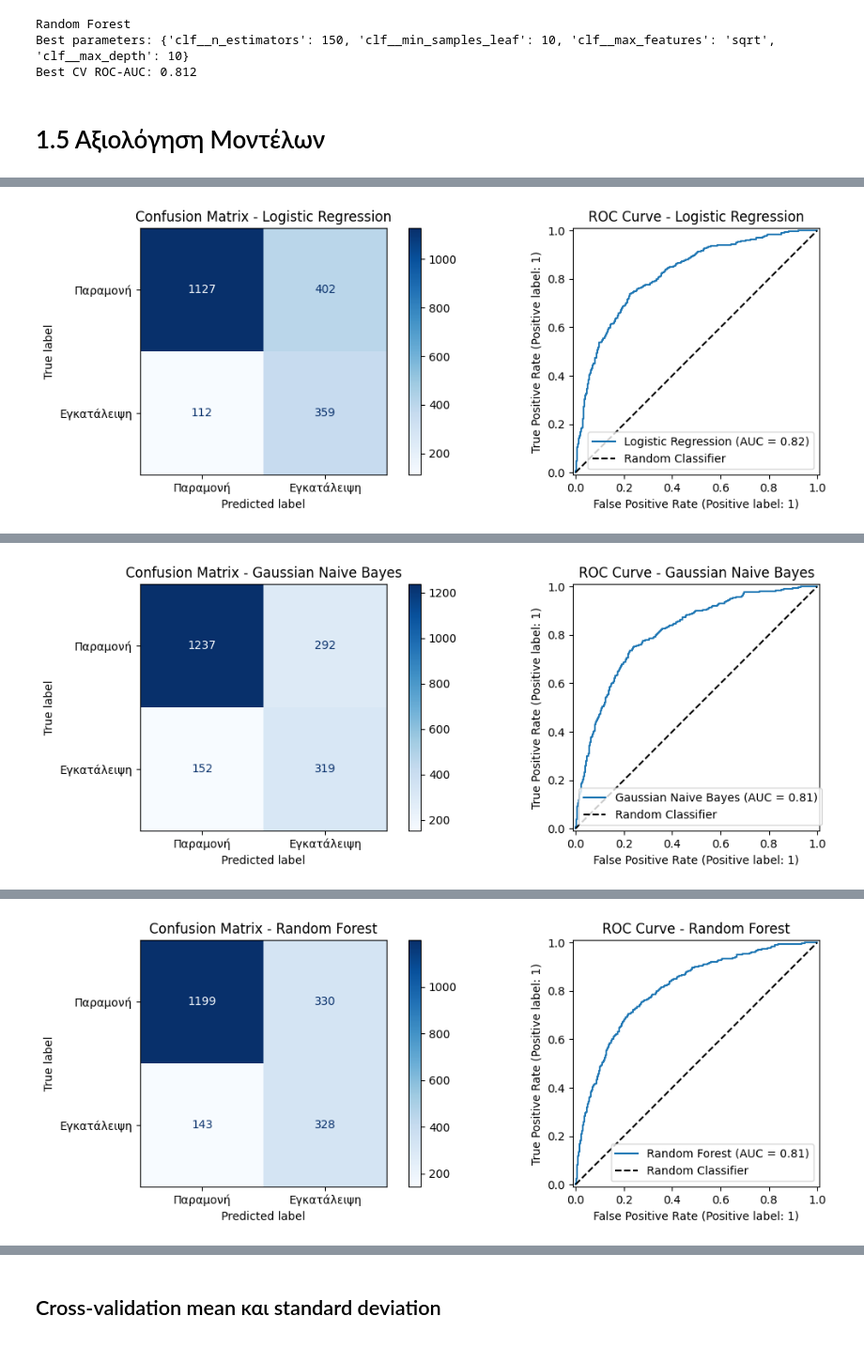
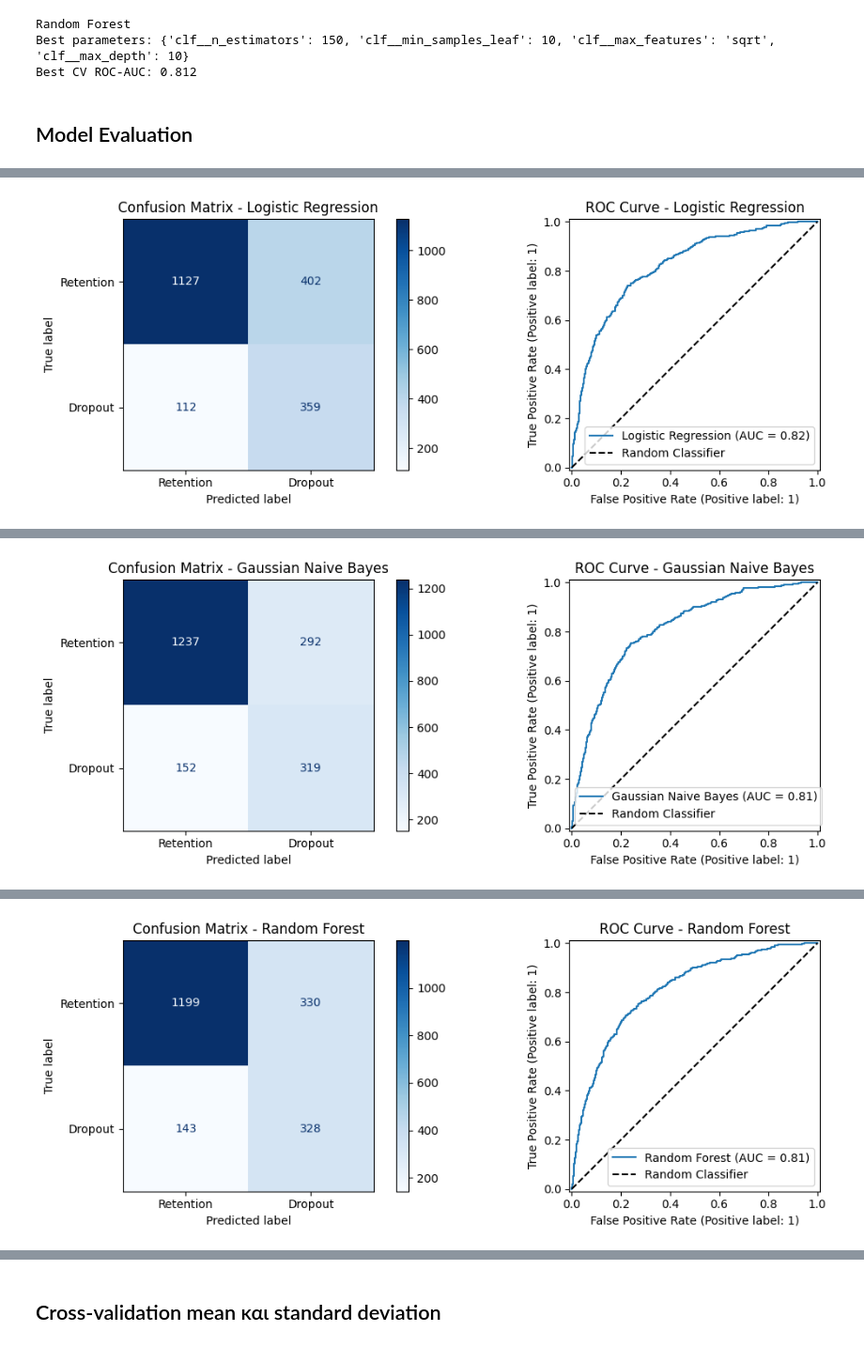
Before and after one commit to georlia/Python-Projects, a Jupyter notebook: Student-Dropout-Analysis/notebooks/Student_Dropout_Analysis.ipynb, the cells around one changed output, grey strips where cells are left out. Shown at 94% size. Drawn from its saved outputs; the diff is of its cells as text; code cells hidden in the pictures.

```diff
--- a/Student-Dropout-Analysis/notebooks/Student_Dropout_Analysis.ipynb
+++ b/Student-Dropout-Analysis/notebooks/Student_Dropout_Analysis.ipynb
@@ -154,15 +154,15 @@ axes = axes.ravel()
 
 for i, feature in enumerate(key_features):
     for cls, color, label in [
-        (0, "steelblue", "Παραμονή"),
-        (1, "tomato", "Εγκατάλειψη")
+        (0, "steelblue", "Retention"),
+        (1, "tomato", "Dropout")
     ]:
         values = df.loc[df["Dropout"] == cls, feature].dropna()
         axes[i].hist(values, bins=30, alpha=0.6, color=color, label=label)
 
     axes[i].set_title(feature)
-    axes[i].set_xlabel("Τιμή")
-    axes[i].set_ylabel("Συχνότητα")
+    axes[i].set_xlabel("Value")
+    axes[i].set_ylabel("Frequency")
     axes[i].legend()
 
 axes[-1].axis("off")
@@ -430,8 +425,8 @@ best_rf = rs_rf.best_estimator_
 Random Forest
 Best parameters: {'clf__n_estimators': 150, 'clf__min_samples_leaf': 10, 'clf__max_features': 'sqrt', 'clf__max_depth': 10}
 Best CV ROC-AUC: 0.812
-# %% [markdown]
-# 1.5 Αξιολόγηση Μοντέλων
+# %% [markdown]
+## Model Evaluation
 # %%
 best_models = {
     "Logistic Regression": best_lr,
@@ -472,7 +467,7 @@ for name, model in best_models.items():
     print(classification_report(
         y_test,
         y_pred,
-        target_names=["Παραμονή (0)", "Εγκατάλειψη (1)"]
+        target_names=["Retention (0)", "Dropout (1)"]
     ))
 
     fig, axes = plt.subplots(1, 2, figsize=(12, 4))
@@ -481,7 +476,7 @@ for name, model in best_models.items():
         model,
         X_test,
         y_test,
-        display_labels=["Παραμονή", "Εγκατάλειψη"],
+        display_labels=["Retention", "Dropout"],
         cmap="Blues",
         ax=axes[0]
     )
@@ -522,4 +517,4 @@ Classification Report:
-[figure, old version]
+[figure, new version]
 ======================================================================
 Gaussian Naive Bayes
 ======================================================================
@@ -541,4 +536,4 @@ Classification Report:
-[figure, old version]
+[figure, new version]
 ======================================================================
 Random Forest
 ======================================================================
@@ -560 +555 @@ Classification Report:
-[figure, old version]
+[figure, new version]
```
Also changed, not shown: parts of 47 cells of this notebook.
